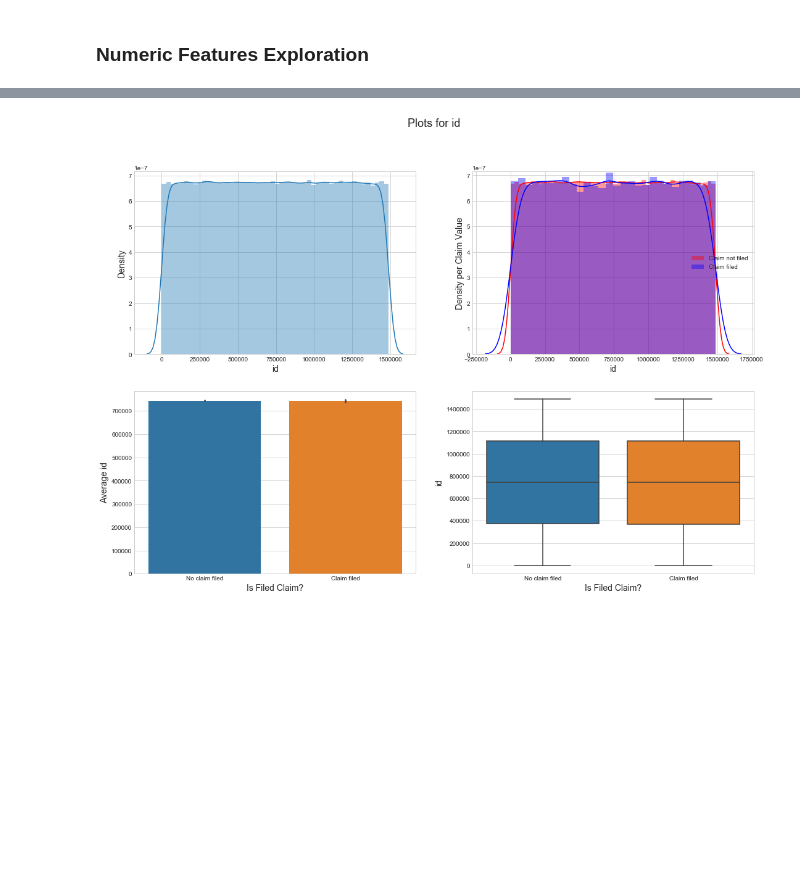
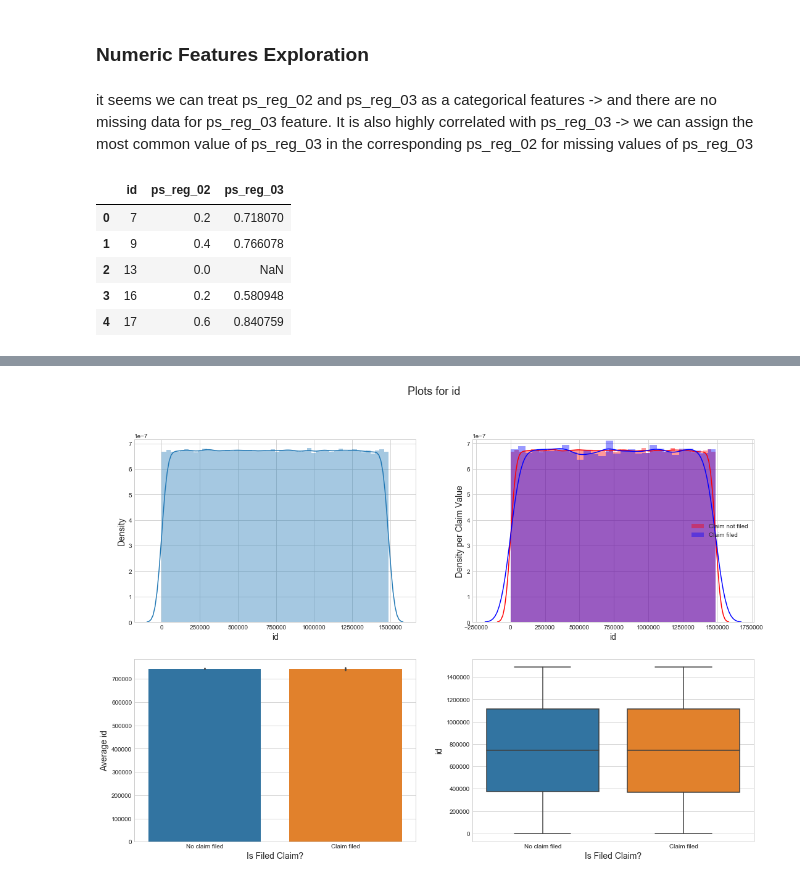
Before and after one commit to torhhu/Kaggle, a Jupyter notebook: data_exploration_notebook.ipynb, the cells around one changed output, grey strips where cells are left out. Saved outputs shown, nothing was run; the diff lists cells and outputs as text; code cells hidden in the pictures; blank space fills up the shorter version.

```diff
--- a/data_exploration_notebook.ipynb
+++ b/data_exploration_notebook.ipynb
@@ -129,2 +169,15 @@ it seems that the _calc_ features doesn't add anything or are in any way related
 # %% [markdown]
 ### Numeric Features Exploration
+# %% [markdown]
+it seems we can treat ps_reg_02 and ps_reg_03 as a categorical features -> and there are no missing data for ps_reg_03 feature. It is also highly correlated with ps_reg_03 -> we can assign the most common value of ps_reg_03 in the corresponding ps_reg_02 for missing values of ps_reg_03
+# %%
+df_ps_reg_03 = train_data[['id', 'ps_reg_02', 'ps_reg_03']]
+# %%
+df_ps_reg_03.head()
+# %% [output]
+|  | id | ps_reg_02 | ps_reg_03 |
+| 0 | 7 | 0.2 | 0.718070 |
+| 1 | 9 | 0.4 | 0.766078 |
+| 2 | 13 | 0.0 | NaN |
+| 3 | 16 | 0.2 | 0.580948 |
+| 4 | 17 | 0.6 | 0.840759 |
```
Also changed, not shown: parts of 19 cells of this notebook, 1 other file.
